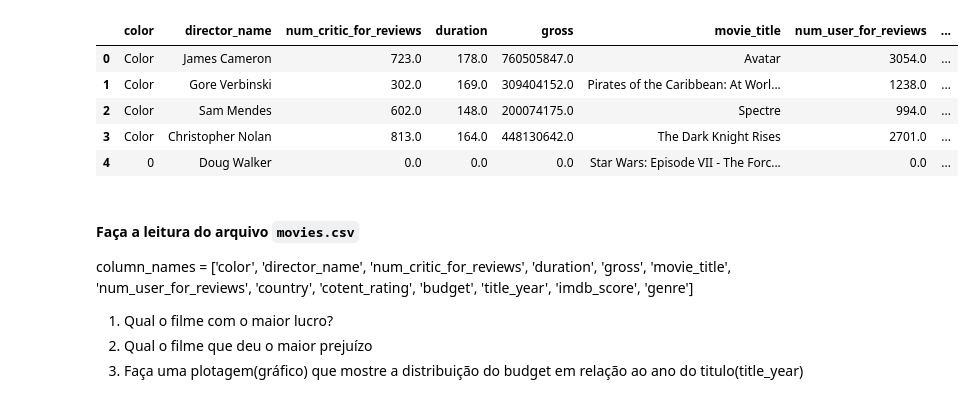
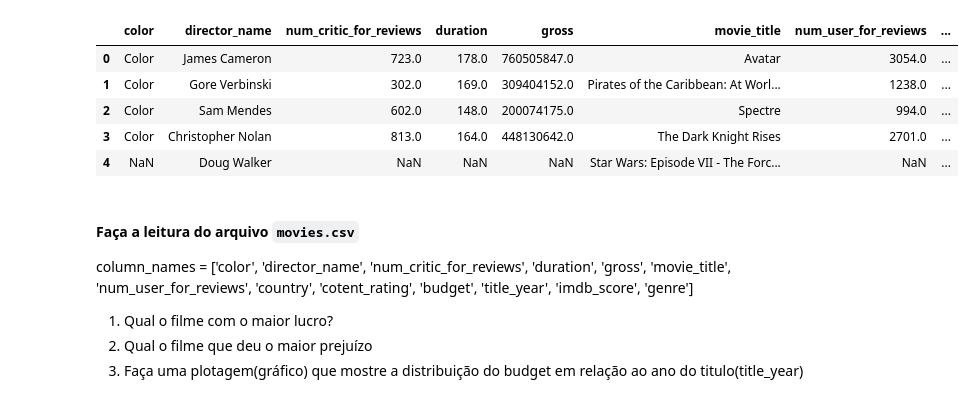
Before and after one commit to ltsmartins/AdaDS, a Jupyter notebook: TecnicasProgramacao/Ex06.ipynb, the cells around one changed output. Cells and saved outputs as stored; diff of their text form; code cells hidden in the pictures.

```diff
--- a/TecnicasProgramacao/Ex06.ipynb
+++ b/TecnicasProgramacao/Ex06.ipynb
@@ -1,30 +1,28 @@
 # %%
 import pandas as pd
 import numpy as np
+import matplotlib.pyplot as plt
 
 column_names = ['color', 'director_name', 'num_critic_for_reviews', 'duration',
                 'gross', 'movie_title', 'num_user_for_reviews', 'country',
                 'cotent_rating', 'budget', 'title_year', 'imdb_score', 'genre']
 
 
-df = pd.read_csv('C:/Users/Jessica/Downloads/movies.csv',
+df = pd.read_csv('./movies.csv',
                    sep='|',
                    header=None,
                    names=column_names,
                    na_values='?',
                    thousands=',',
-
                    )
-df.fillna(0, inplace=True)
-df['budget'] = df['budget'].astype(int)
 df.head()
 # %% [output]
 |  | color | director_name | num_critic_for_reviews | duration | gross | movie_title | num_user_for_reviews | ... |
 | 0 | Color | James Cameron | 723.0 | 178.0 | 760505847.0 | Avatar | 3054.0 | ... |
 | 1 | Color | Gore Verbinski | 302.0 | 169.0 | 309404152.0 | Pirates of the Caribbean: At Worl... | 1238.0 | ... |
 | 2 | Color | Sam Mendes | 602.0 | 148.0 | 200074175.0 | Spectre | 994.0 | ... |
 | 3 | Color | Christopher Nolan | 813.0 | 164.0 | 448130642.0 | The Dark Knight Rises | 2701.0 | ... |
-| 4 | 0 | Doug Walker | 0.0 | 0.0 | 0.0 | Star Wars: Episode VII - The Forc... | 0.0 | ... |
+| 4 | NaN | Doug Walker | NaN | NaN | NaN | Star Wars: Episode VII - The Forc... | NaN | ... |
 # %% [markdown]
 #### Faça a leitura do arquivo `movies.csv`
 
```
Also changed, not shown: parts of 10 cells of this notebook.
